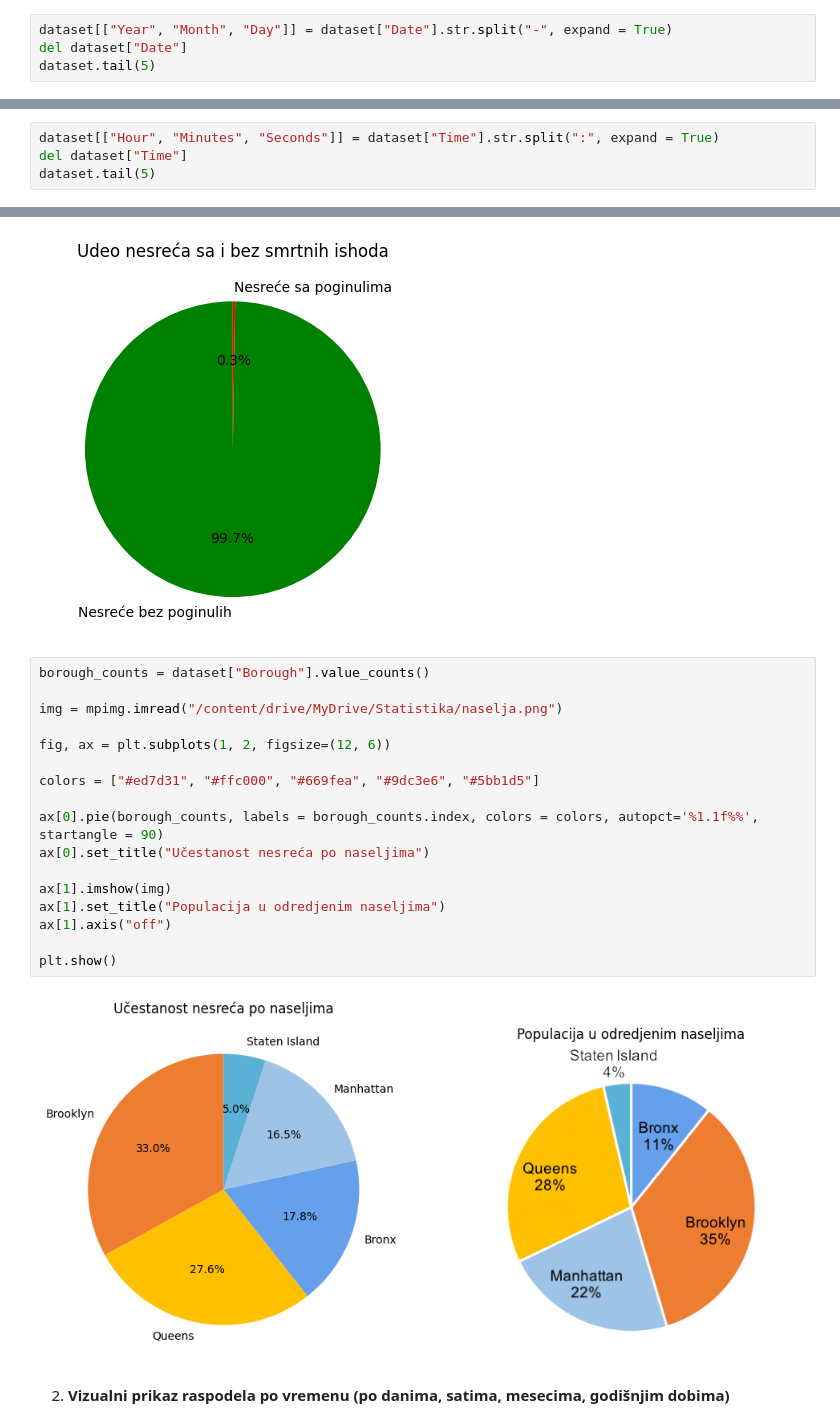
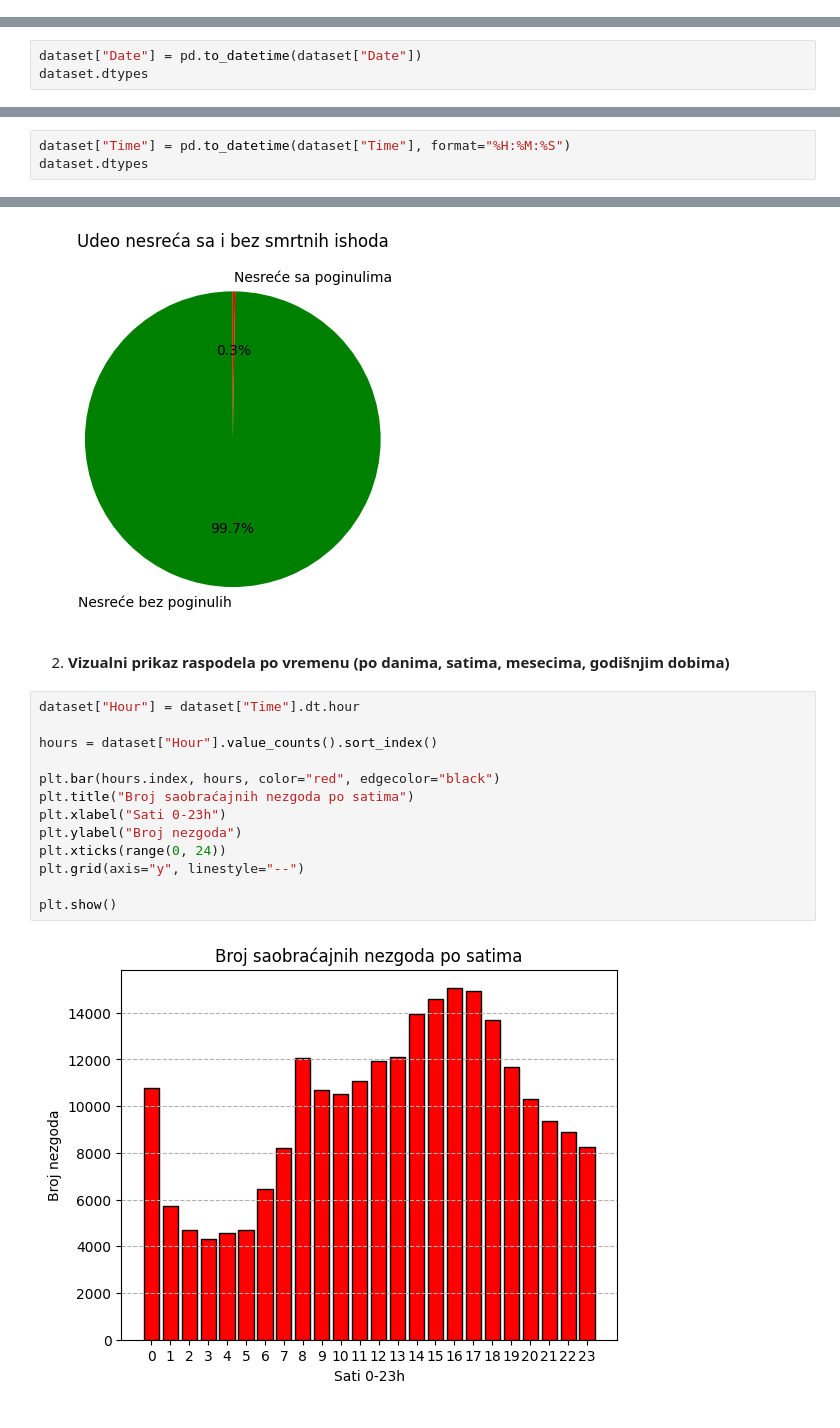
Before and after one commit to djordjeviiccmilos/Data_Analisys, a Jupyter notebook: MilosDjordjevic137RN.ipynb, the cells around one changed output, grey strips where cells are left out. Cells and saved outputs as stored; diff of their text form.

```diff
--- a/MilosDjordjevic137RN.ipynb
+++ b/MilosDjordjevic137RN.ipynb
@@ -163,7 +159,3 @@ dataset.dtypes
 | Motorists Injured | int64 |
 | Motorists Killed | int64 |
 dtype: object
-# %%
-dataset[["Year", "Month", "Day"]] = dataset["Date"].str.split("-", expand = True)
-del dataset["Date"]
-dataset.tail(5)
@@ -177,4 +161,0 @@ dataset.tail(5)
-# %%
-dataset[["Hour", "Minutes", "Seconds"]] = dataset["Time"].str.split(":", expand = True)
-del dataset["Time"]
-dataset.tail(5)
@@ -187,0 +162,3 @@ dataset.tail(5)
+# %%
+dataset["Date"] = pd.to_datetime(dataset["Date"])
+dataset.dtypes
@@ -187,0 +182,3 @@ dataset.tail(5)
+# %%
+dataset["Time"] = pd.to_datetime(dataset["Time"], format="%H:%M:%S")
+dataset.dtypes
@@ -237,24 +253,20 @@ plt.title("Udeo nesreća sa i bez smrtnih ishoda")
 plt.show()
 # %% [output]
 [figure]
-# %%
-borough_counts = dataset["Borough"].value_counts()
-
-img = mpimg.imread("/content/drive/MyDrive/Statistika/naselja.png")
-
-fig, ax = plt.subplots(1, 2, figsize=(12, 6))
-
-colors = ["#ed7d31", "#ffc000", "#669fea", "#9dc3e6", "#5bb1d5"]
-
-ax[0].pie(borough_counts, labels = borough_counts.index, colors = colors, autopct='%1.1f%%', startangle = 90)
-ax[0].set_title("Učestanost nesreća po naseljima")
-
-ax[1].imshow(img)
-ax[1].set_title("Populacija u odredjenim naseljima")
-ax[1].axis("off")
-
-plt.show()
-# %% [output]
-[figure, removed]
 # %% [markdown]
 2. **Vizualni prikaz raspodela po vremenu (po danima, satima, mesecima, godišnjim dobima)**
+# %%
+dataset["Hour"] = dataset["Time"].dt.hour
+
+hours = dataset["Hour"].value_counts().sort_index()
+
+plt.bar(hours.index, hours, color="red", edgecolor="black")
+plt.title("Broj saobraćajnih nezgoda po satima")
+plt.xlabel("Sati 0-23h")
+plt.ylabel("Broj nezgoda")
+plt.xticks(range(0, 24))
+plt.grid(axis="y", linestyle="--")
+
+plt.show()
+# %% [output]
+[figure, added]
```
Also changed, not shown: parts of 20 cells of this notebook.
